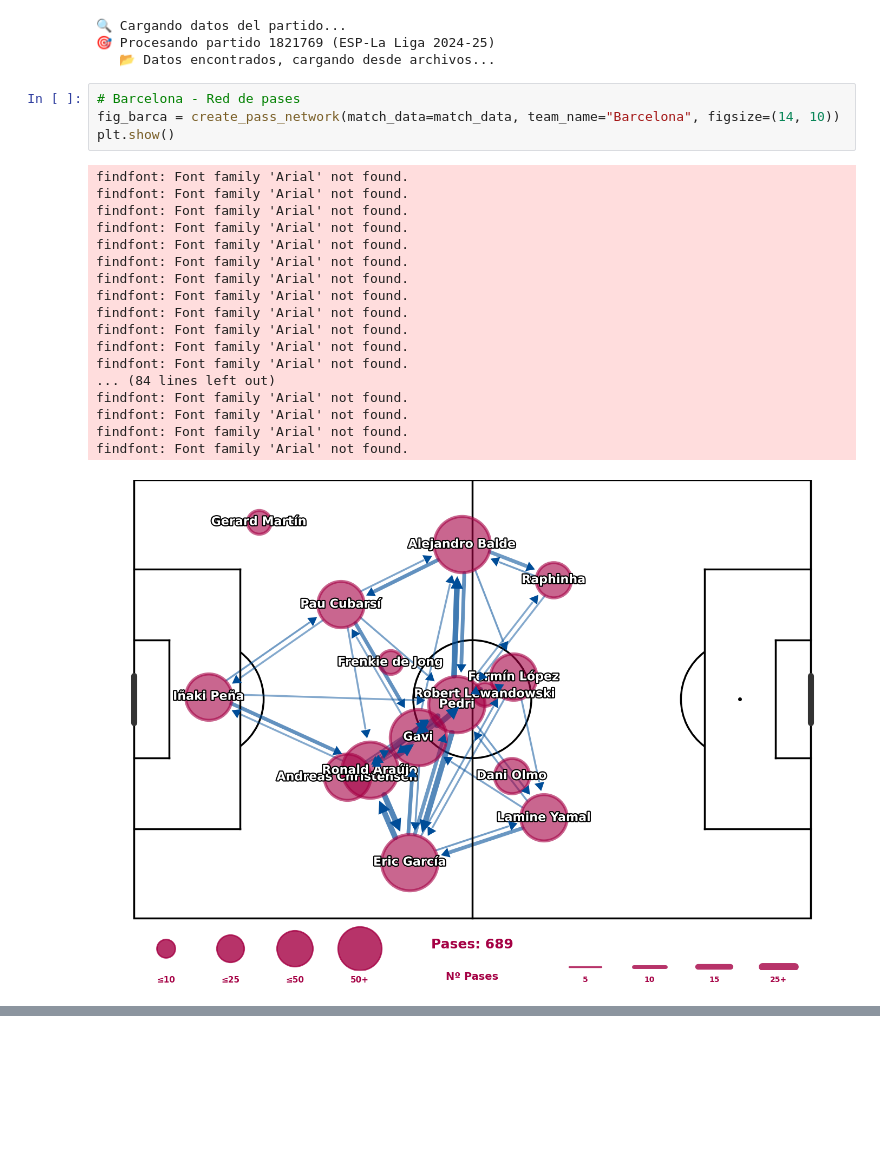
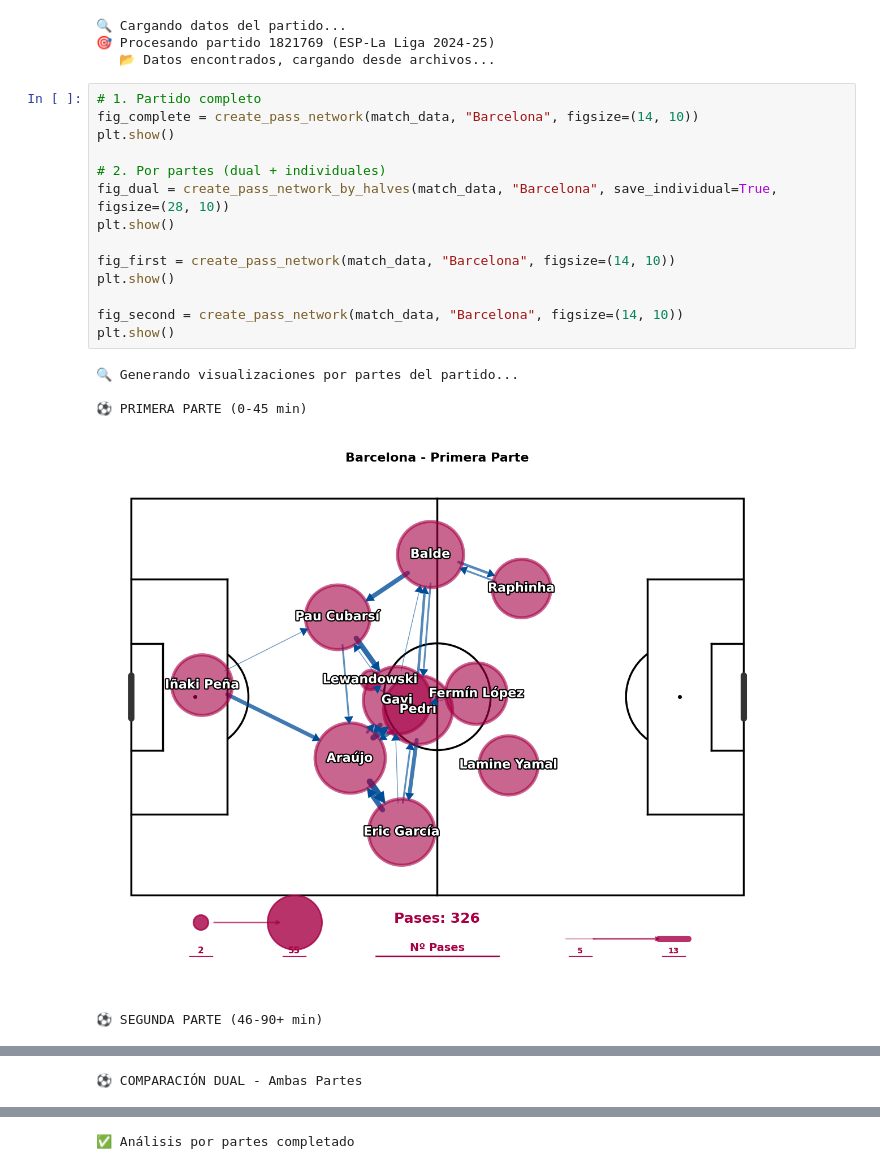
Before and after one commit to jaime-oriol/footballdecoded, a Jupyter notebook: visualization/test.ipynb, the cells around one changed output, grey strips where cells are left out. Drawn from its saved outputs; the diff is of its cells as text; blank space fills up the shorter version.

Commit message:
Pass Network

```diff
--- a/visualization/test.ipynb
+++ b/visualization/test.ipynb
@@ -20,25 +26,22 @@ match_data = extract_match_data(match_id=1821769, league="ESP-La Liga", season="
 🎯 Procesando partido 1821769 (ESP-La Liga 2024-25)
    📂 Datos encontrados, cargando desde archivos...
 # %%
-# Barcelona - Red de pases
-fig_barca = create_pass_network(match_data=match_data, team_name="Barcelona", figsize=(14, 10))
+# 1. Partido completo
+fig_complete = create_pass_network(match_data, "Barcelona", figsize=(14, 10))
 plt.show()
+
+# 2. Por partes (dual + individuales)
+fig_dual = create_pass_network_by_halves(match_data, "Barcelona", save_individual=True, figsize=(28, 10))
+plt.show()
+
+fig_first = create_pass_network(match_data, "Barcelona", figsize=(14, 10))
+plt.show()
+
+fig_second = create_pass_network(match_data, "Barcelona", figsize=(14, 10))
+plt.show()
 # %% [output]
-findfont: Font family 'Arial' not found.
-findfont: Font family 'Arial' not found.
-findfont: Font family 'Arial' not found.
-findfont: Font family 'Arial' not found.
-findfont: Font family 'Arial' not found.
-findfont: Font family 'Arial' not found.
-findfont: Font family 'Arial' not found.
-findfont: Font family 'Arial' not found.
-findfont: Font family 'Arial' not found.
-findfont: Font family 'Arial' not found.
-findfont: Font family 'Arial' not found.
-findfont: Font family 'Arial' not found.
-... (84 lines left out)
-findfont: Font family 'Arial' not found.
-findfont: Font family 'Arial' not found.
-findfont: Font family 'Arial' not found.
-findfont: Font family 'Arial' not found.
+🔍 Generando visualizaciones por partes del partido...
+
+⚽ PRIMERA PARTE (0-45 min)
-[figure, old version]
+[figure, new version]
+⚽ SEGUNDA PARTE (46-90+ min)
@@ -44,0 +49 @@ findfont: Font family 'Arial' not found.
+⚽ COMPARACIÓN DUAL - Ambas Partes
@@ -44,0 +51 @@ findfont: Font family 'Arial' not found.
+✅ Análisis por partes completado
```
Also changed, not shown: parts of 2 cells of this notebook, 1 other file.
